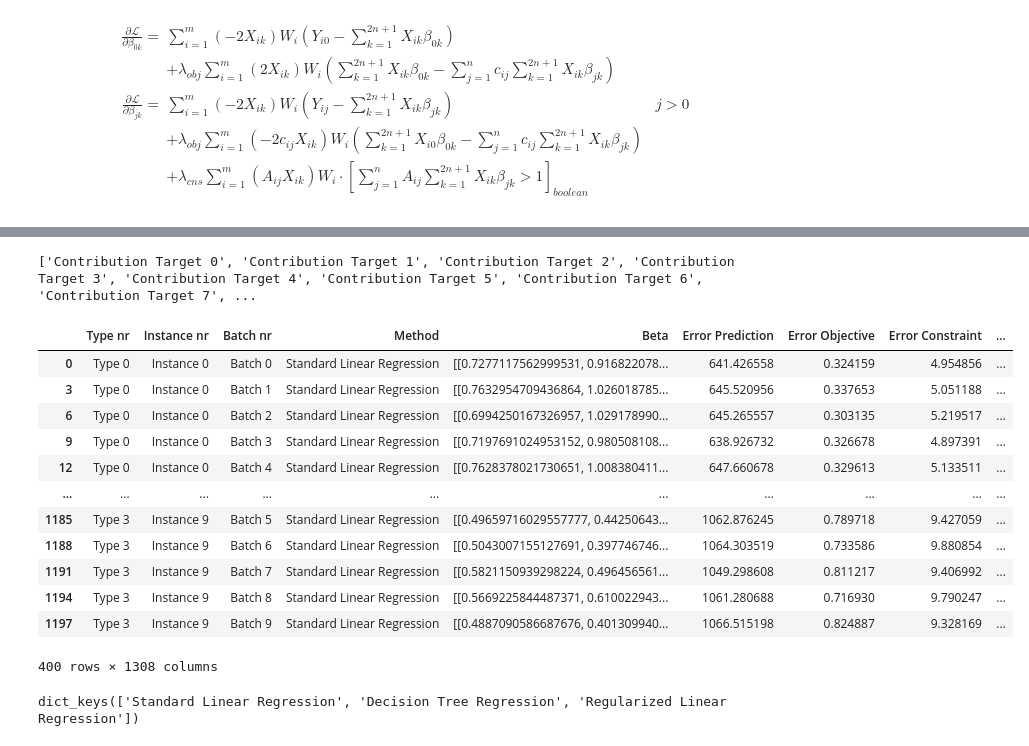
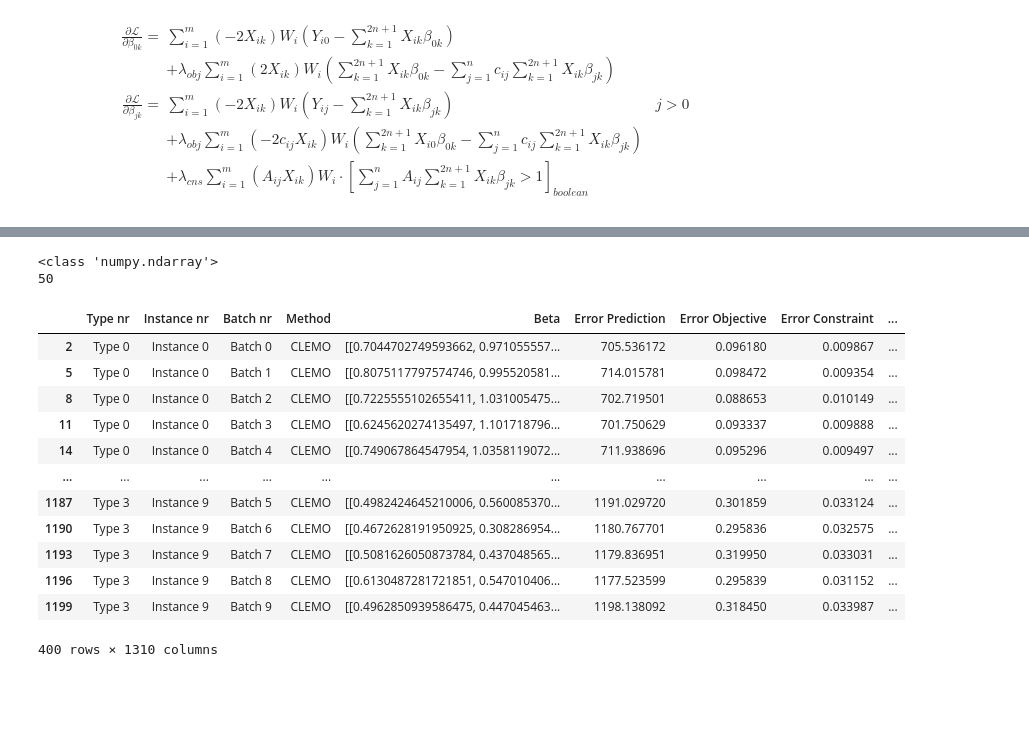
Before and after one commit to daanotto/CLEMO, a Jupyter notebook: KS_cts_various_types.ipynb, the cells around one changed output, grey strips where cells are left out. Saved outputs shown, nothing was run; the diff lists cells and outputs as text; code cells hidden in the pictures; blank space fills up the shorter version.

```diff
--- a/KS_cts_various_types.ipynb
+++ b/KS_cts_various_types.ipynb
@@ -461,7 +596,7 @@ Time: 0.0020401477813720703
 # %%
 dict_methods_standard = {'Standard Linear Regression': {},
                         'Decision Tree Regression': {'max_depth': 5, 'min_samples_leaf': max(int(0.05*smple_sz), 50)},
-                        'Regularized Linear Regression': {'Region': ['all']}}
+                        'CLEMO': {'Region': ['all']}}
 dict_methods = {}
 b = 'Batch 0'
 for ky1 in ins_dict.keys():
@@ -473,9 +608,5 @@ for ky1 in ins_dict.keys():
         lcl_lss_cns = max(lss_cns(wrm_strt_lcl, X = ins_dict[ky1][ky2][b]['Samples'], Y = ins_dict[ky1][ky2][b]['Actuals'], W =ins_dict[ky1][ky2][b]['Weights']),10e-4)
 
         dict_methods[ky1][ky2] = copy.deepcopy(dict_methods_standard)
-        # print(lcl_lss_std)
-        # print(lcl_lss_obj)
-        # print(lcl_lss_cns)
-        # print((np.round(0.5*lcl_lss_std/lcl_lss_obj,decimals=1), 10), (np.round(0.5*lcl_lss_std/lcl_lss_obj, decimals=1),1))
-        dict_methods[ky1][ky2]['Regularized Linear Regression']['Lambdas'] = [(np.round(0.5*lcl_lss_std/lcl_lss_obj,decimals=1), np.round(0.5*lcl_lss_std/lcl_lss_cns,decimals=1))]
+        dict_methods[ky1][ky2]['CLEMO']['Lambdas'] = [(np.round(0.5*lcl_lss_std/lcl_lss_obj,decimals=1), np.round(0.5*lcl_lss_std/lcl_lss_cns,decimals=1))]
                                                                             #   , (np.round(0.5*lcl_lss_std/lcl_lss_obj,decimals=1), 10), (np.round(0.5*lcl_lss_std/lcl_lss_obj, decimals=1),1)]
@@ -568,0 +805,30 @@ Time: 900.1334116458893
+# %%
+for ky1 in ins_dict.keys():
+    for ky2 in ins_dict[ky1].keys():
+        print(ky1,ky2)
+        for i in range(rsmpl_sz):
+            b = 'Batch '+ str(i)
+            print(b)
+            X_lcl = np.array(ins_dict[ky1][ky2][b]['Samples'])
+            Y_lcl = np.array(ins_dict[ky1][ky2][b]['Actuals'])
+            W_lcl = np.array(ins_dict[ky1][ky2][b]['Weights'])
+
+            for method in dict_methods[ky1][ky2].keys():
+                if method == 'CLEMO':
+                    # print('CLEMO')
+                    for rgn in dict_methods[ky1][ky2][method]['Region']:
+                        for lmbds in dict_methods[ky1][ky2][method]['Lambdas']:
+                            sol_RLR_lcl = np.transpose(ins_dict[ky1][ky2][b][method]['Beta']).flatten()
+                            for j in range(nr_trgts):
+                                ins_dict[ky1][ky2][b][method]['Contribution Target ' + str(j)] = np.multiply(ins_dict[ky1][ky2][b][method]['Beta'][j,:-1], ins_dict[ky1][ky2]['c,A,b'][features])
+
+                            ins_dict[ky1][ky2][b][method]['Error Prediction'] = lss_std(sol_RLR_lcl, X = X_lcl, Y = Y_lcl, W = W_lcl)
+                            ins_dict[ky1][ky2][b][method]['Error Objective']  = lss_obj(sol_RLR_lcl, X = X_lcl, Y = Y_lcl, W = W_lcl)
+                            ins_dict[ky1][ky2][b][method]['Error Constraint'] = lss_cns(sol_RLR_lcl, X = X_lcl, Y = Y_lcl, W = W_lcl)
+
+                            Y_pred = np.matmul(X_lcl, sol_RLR_lcl.reshape(nr_ftres_intrcpt, nr_trgts))
+
+                            ins_dict[ky1][ky2][b][method]['Error Objective percentage']  = lss_obj_pred_rel(X = X_lcl, Y = Y_lcl, W = W_lcl, P = Y_pred)
+                            ins_dict[ky1][ky2][b][method]['Error Constraint percentage'] = lss_cns_pred_rel(X = X_lcl, Y = Y_lcl, W = W_lcl, P = Y_pred)
+
+                            print('CLEMO. Error Prediction: ', ins_dict[ky1][ky2][b][method]['Error Prediction'])
@@ -569,50 +918,52 @@ Time: 900.1334116458893
 # %%
 trgs = ['Contribution Target ' + str(i) for i in range(nr_trgts)]
 ftrs = np.concatenate((['Val\n' + str(i+1) for i in range(nr_items)],['Wgt\n' + str(i+1) for i in range(nr_items)]))
-print(trgs)
 
 # Create dataframe to plot stability boxplots later on
 df = pd.DataFrame.from_dict({(i,j,k,l): ins_dict[i][j][k][l]
                                 for i in ins_dict.keys()
                                 for j in ins_dict[i].keys()
                                 for k in ['Batch '+ str(l) for l in range(rsmpl_sz)]
                                 for l in dict_methods[i][j].keys()},
                             orient='index'
                             )
 df.index.names = ['Type nr', 'Instance nr','Batch nr', 'Method']
 df = df.reset_index()
 
 df_lists = df
+print(type(df['Contribution Target 0'].iloc[0]))
+print(len(df['Contribution Target 0'].iloc[0]))
 
 ftr_cols = []
 for trg in trgs:
-    trg_cols = np.concatenate(([trg + ' Val\n' + str(i+1) for i in range(nr_items)],[trg + ' Wgt\n' + str(i+1) for i in range(nr_items)]))
+    trg_cols = np.concatenate(([trg + ' Value item' + str(i+1) for i in range(nr_items)],[trg + ' Wgt item' + str(i+1) for i in range(nr_items)]))
     ftr_cols = np.concatenate((ftr_cols,trg_cols))
     #split column of lists into new columns
     split = pd.DataFrame(df[trg].to_list(), columns = trg_cols)
     #join split columns back to original DataFrame
     df = pd.concat([df, split], axis=1)
     #drop original column
     df = df.drop(trg, axis=1)
 # explode_lst = list(trgs) + ['Features']
 # df = df.explode(explode_lst, ignore_index=False)
 df.to_excel("Overview_Original_df_25_items"+str(today)+".xlsx")
-display(df[df['Method']=='Standard Linear Regression'])
+display(df[df['Method']=='CLEMO'])
 # %% [output]
-['Contribution Target 0', 'Contribution Target 1', 'Contribution Target 2', 'Contribution Target 3', 'Contribution Target 4', 'Contribution Target 5', 'Contribution Target 6', 'Contribution Target 7', ...
+<class 'numpy.ndarray'>
+50
 |  | Type nr | Instance nr | Batch nr | Method | Beta | Error Prediction | Error Objective | Error Constraint | ... |
-| 0 | Type 0 | Instance 0 | Batch 0 | Standard Linear Regression | [[0.7277117562999531, 0.916822078... | 641.426558 | 0.324159 | 4.954856 | ... |
-| 3 | Type 0 | Instance 0 | Batch 1 | Standard Linear Regression | [[0.7632954709436864, 1.026018785... | 645.520956 | 0.337653 | 5.051188 | ... |
-| 6 | Type 0 | Instance 0 | Batch 2 | Standard Linear Regression | [[0.6994250167326957, 1.029178990... | 645.265557 | 0.303135 | 5.219517 | ... |
-| 9 | Type 0 | Instance 0 | Batch 3 | Standard Linear Regression | [[0.7197691024953152, 0.980508108... | 638.926732 | 0.326678 | 4.897391 | ... |
-| 12 | Type 0 | Instance 0 | Batch 4 | Standard Linear Regression | [[0.7628378021730651, 1.008380411... | 647.660678 | 0.329613 | 5.133511 | ... |
+| 2 | Type 0 | Instance 0 | Batch 0 | CLEMO | [[0.7044702749593662, 0.971055557... | 705.536172 | 0.096180 | 0.009867 | ... |
+| 5 | Type 0 | Instance 0 | Batch 1 | CLEMO | [[0.8075117797574746, 0.995520581... | 714.015781 | 0.098472 | 0.009354 | ... |
+| 8 | Type 0 | Instance 0 | Batch 2 | CLEMO | [[0.7225555102655411, 1.031005475... | 702.719501 | 0.088653 | 0.010149 | ... |
+| 11 | Type 0 | Instance 0 | Batch 3 | CLEMO | [[0.6245620274135497, 1.101718796... | 701.750629 | 0.093337 | 0.009888 | ... |
+| 14 | Type 0 | Instance 0 | Batch 4 | CLEMO | [[0.749067864547954, 1.0358119072... | 711.938696 | 0.095296 | 0.009497 | ... |
 | ... | ... | ... | ... | ... | ... | ... | ... | ... | ... |
-| 1185 | Type 3 | Instance 9 | Batch 5 | Standard Linear Regression | [[0.49659716029557777, 0.44250643... | 1062.876245 | 0.789718 | 9.427059 | ... |
-| 1188 | Type 3 | Instance 9 | Batch 6 | Standard Linear Regression | [[0.5043007155127691, 0.397746746... | 1064.303519 | 0.733586 | 9.880854 | ... |
-| 1191 | Type 3 | Instance 9 | Batch 7 | Standard Linear Regression | [[0.5821150939298224, 0.496456561... | 1049.298608 | 0.811217 | 9.406992 | ... |
-| 1194 | Type 3 | Instance 9 | Batch 8 | Standard Linear Regression | [[0.5669225844487371, 0.610022943... | 1061.280688 | 0.716930 | 9.790247 | ... |
-| 1197 | Type 3 | Instance 9 | Batch 9 | Standard Linear Regression | [[0.4887090586687676, 0.401309940... | 1066.515198 | 0.824887 | 9.328169 | ... |
+| 1187 | Type 3 | Instance 9 | Batch 5 | CLEMO | [[0.4982424645210006, 0.560085370... | 1191.029720 | 0.301859 | 0.033124 | ... |
+| 1190 | Type 3 | Instance 9 | Batch 6 | CLEMO | [[0.4672628191950925, 0.308286954... | 1180.767701 | 0.295836 | 0.032575 | ... |
+| 1193 | Type 3 | Instance 9 | Batch 7 | CLEMO | [[0.5081626050873784, 0.437048565... | 1179.836951 | 0.319950 | 0.033031 | ... |
+| 1196 | Type 3 | Instance 9 | Batch 8 | CLEMO | [[0.6130487281721851, 0.547010406... | 1177.523599 | 0.295839 | 0.031152 | ... |
+| 1199 | Type 3 | Instance 9 | Batch 9 | CLEMO | [[0.4962850939586475, 0.447045463... | 1198.138092 | 0.318450 | 0.033987 | ... |
-400 rows × 1308 columns
+400 rows × 1310 columns
 # %%
 # determine % agreement over the x instances in the order of the first-k relative feature importance of Linear Regression surrogate
 def agreement(df_lcl, type, instance, method, target_index, total_batches = rsmpl_sz):
@@ -647,10 +998,6 @@ def agreement(df_lcl, type, instance, method, target_index, total_batches = rsmp
             overlap.append(ovrlp_cnt/max_ovrlp)
 
     return overlap
-# %%
-dict_methods['Type 0']['Instance 0'].keys()
-# %% [output]
-dict_keys(['Standard Linear Regression', 'Decision Tree Regression', 'Regularized Linear Regression'])
 # %%
 f = 5
 
```
Also changed, not shown: parts of 23 cells of this notebook, 53 other files.
